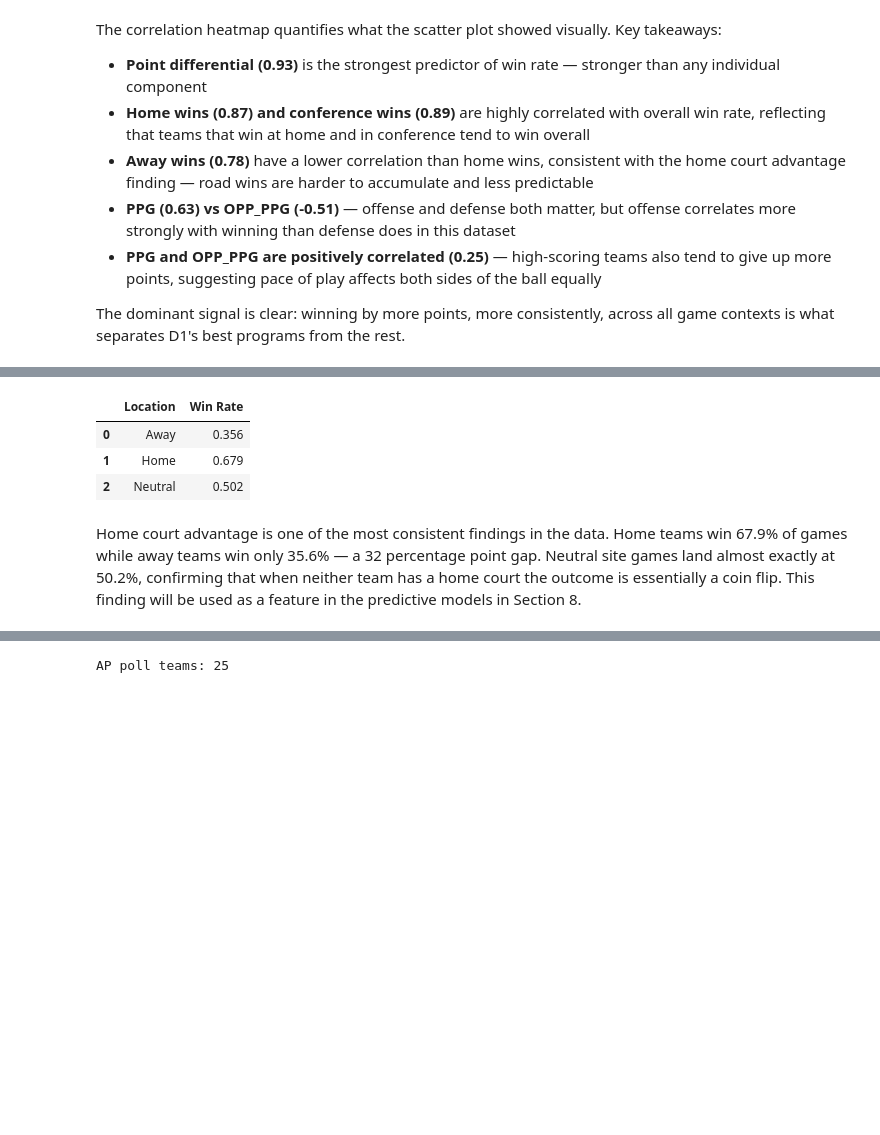
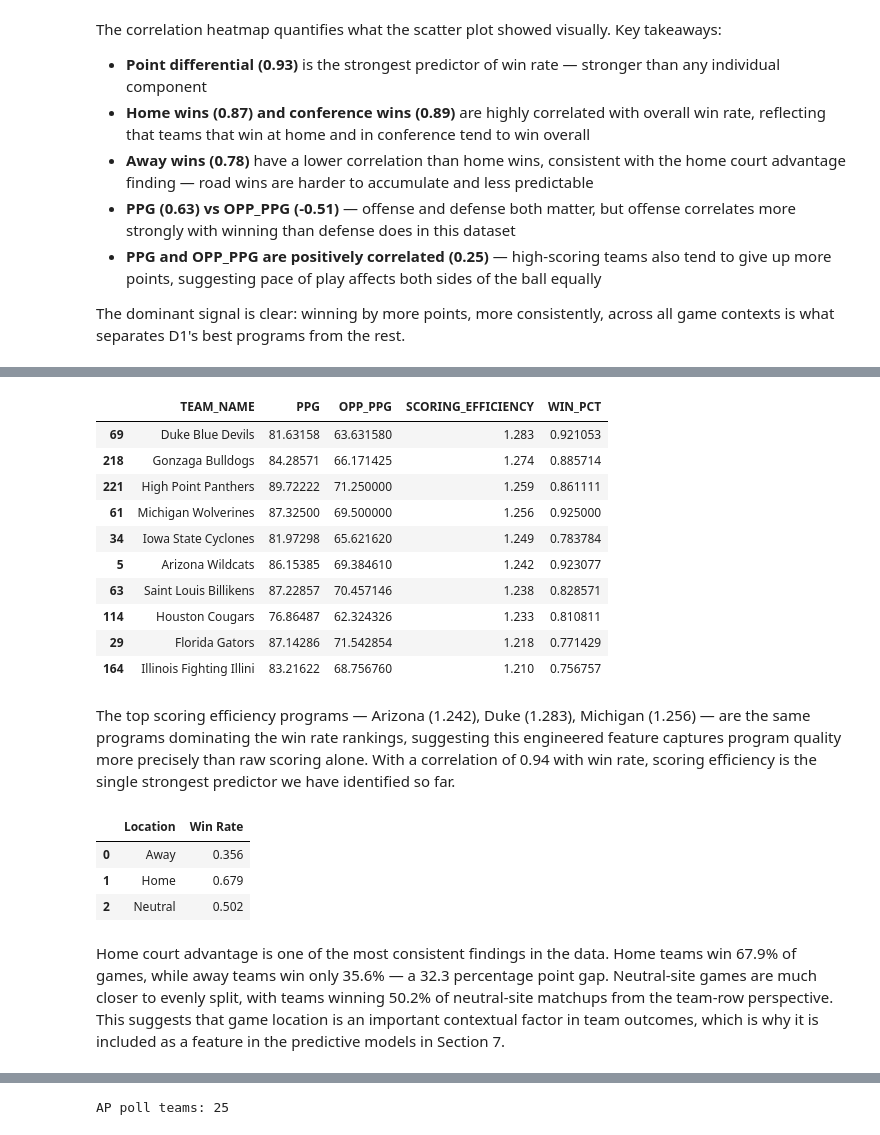
Before and after one commit to kathrynwason/ncaa-d1-basketball-analysis, a Jupyter notebook: ncaa_d1_basketball_analysis.ipynb, the cells around one changed output, grey strips where cells are left out. Cells and saved outputs as stored; diff of their text form; code cells hidden in the pictures; blank space fills up the shorter version.

```diff
--- a/ncaa_d1_basketball_analysis.ipynb
+++ b/ncaa_d1_basketball_analysis.ipynb
@@ -388,0 +422,9 @@ mean accelerates toward the smaller conferences at the bottom of the division.
+# %%
+power_conferences = [
+    "Atlantic Coast Conference", "Big Ten Conference",
+    "Big 12 Conference", "Southeastern Conference"
+]
+df_d1_teams["IS_POWER_CONF"] = df_d1_teams["CONFERENCE"].isin(power_conferences).astype(int)
+
+print(f"Power conference teams: {df_d1_teams['IS_POWER_CONF'].sum()}")
+print(f"Non-Power 4 teams: {(df_d1_teams['IS_POWER_CONF'] == 0).sum()}")
@@ -521,3 +568,26 @@ game contexts is what separates D1's best programs from the rest.
+# %%
+df_d1_teams["SCORING_EFFICIENCY"] = (df_d1_teams["PPG"] / df_d1_teams["OPP_PPG"]).round(3)
+
+df_d1_teams[["TEAM_NAME", "PPG", "OPP_PPG", "SCORING_EFFICIENCY", "WIN_PCT"]]\
+    .sort_values("SCORING_EFFICIENCY", ascending=False).head(10)
+# %% [output]
+|  | TEAM_NAME | PPG | OPP_PPG | SCORING_EFFICIENCY | WIN_PCT |
+| 69 | Duke Blue Devils | 81.63158 | 63.631580 | 1.283 | 0.921053 |
+| 218 | Gonzaga Bulldogs | 84.28571 | 66.171425 | 1.274 | 0.885714 |
+| 221 | High Point Panthers | 89.72222 | 71.250000 | 1.259 | 0.861111 |
+| 61 | Michigan Wolverines | 87.32500 | 69.500000 | 1.256 | 0.925000 |
+| 34 | Iowa State Cyclones | 81.97298 | 65.621620 | 1.249 | 0.783784 |
+| 5 | Arizona Wildcats | 86.15385 | 69.384610 | 1.242 | 0.923077 |
+| 63 | Saint Louis Billikens | 87.22857 | 70.457146 | 1.238 | 0.828571 |
+| 114 | Houston Cougars | 76.86487 | 62.324326 | 1.233 | 0.810811 |
+| 29 | Florida Gators | 87.14286 | 71.542854 | 1.218 | 0.771429 |
+| 164 | Illinois Fighting Illini | 83.21622 | 68.756760 | 1.210 | 0.756757 |
+# %% [markdown]
+The top scoring efficiency programs — Arizona (1.242), Duke (1.283), Michigan (1.256) —
+are the same programs dominating the win rate rankings, suggesting this engineered
+feature captures program quality more precisely than raw scoring alone. With a correlation
+of 0.94 with win rate, scoring efficiency is the single strongest predictor we have
+identified so far.
 # %%
 df_d1_games["WON"] = df_d1_games["WON"].astype(int)
 df_d1_games["LOCATION"] = df_d1_games.apply(
@@ -533,8 +603,4 @@ location_summary
 | 1 | Home | 0.679 |
 | 2 | Neutral | 0.502 |
 # %% [markdown]
-Home court advantage is one of the most consistent findings in the data. Home teams win
-67.9% of games while away teams win only 35.6% — a 32 percentage point gap. Neutral site
-games land almost exactly at 50.2%, confirming that when neither team has a home court
-the outcome is essentially a coin flip. This finding will be used as a feature in the
-predictive models in Section 8.
+Home court advantage is one of the most consistent findings in the data. Home teams win 67.9% of games, while away teams win only 35.6% — a 32.3 percentage point gap. Neutral-site games are much closer to evenly split, with teams winning 50.2% of neutral-site matchups from the team-row perspective. This suggests that game location is an important contextual factor in team outcomes, which is why it is included as a feature in the predictive models in Section 7.
```
Also changed, not shown: parts of 56 cells of this notebook.
